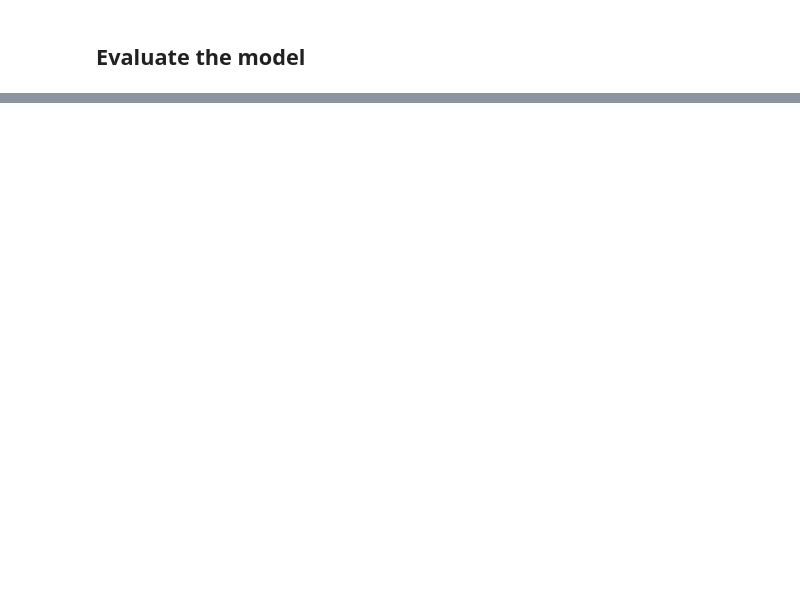
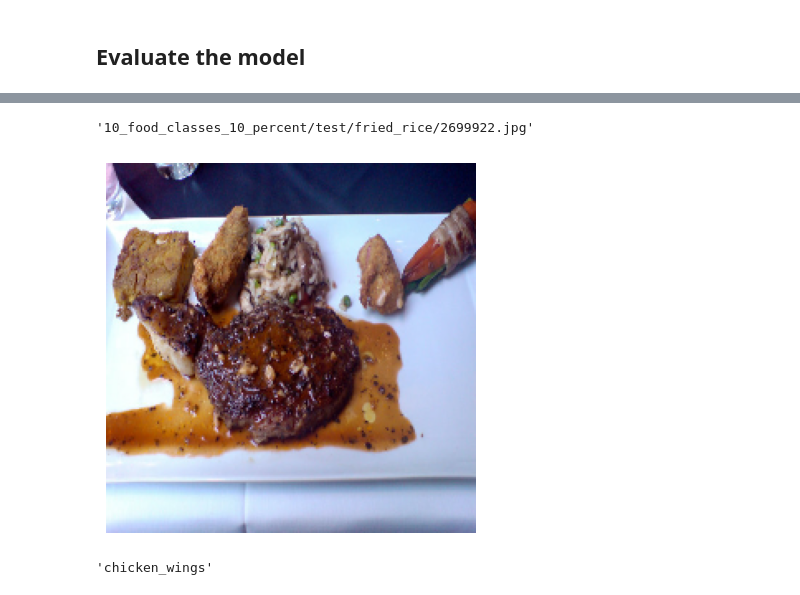
Before and after one commit to SedatParlak/tensorflow, a Jupyter notebook: 05_transfer_learning_fine_tuning_exercises.ipynb, the cells around one changed output, grey strips where cells are left out. Cells and saved outputs as stored; diff of their text form; code cells hidden in the pictures; blank space fills up the shorter version.

```diff
--- a/05_transfer_learning_fine_tuning_exercises.ipynb
+++ b/05_transfer_learning_fine_tuning_exercises.ipynb
@@ -270,0 +515,32 @@ plot_loss_curves(model_1_history)
+# %%
+# Create a random image from test data set
+def create_random_image():
+    target_class = random.choice(test_data.class_names)
+    target_dir = '10_food_classes_10_percent/test/' + target_class
+    random_image_path = target_dir + '/' + random.choice(os.listdir(target_dir))
+    return random_image_path
+# %%
+create_random_image()
+# %% [output]
+'10_food_classes_10_percent/test/fried_rice/2699922.jpg'
+# %%
+# Import image
+img_path = create_random_image()
+# Read in the image
+img_ = tf.io.read_file(img_path)
+# Decode the read file and into it tensor
+img_ = tf.image.decode_image(img_)
+# Resize the image
+img_ = tf.image.resize(img_, size=[224, 224])
+# img_ the img
+img_ = img_/255.
+plt.imshow(img_)
+# plt.title(f'Model prediction: {pred_class}')
+plt.axis(False)
+plt.show()
+# %% [output]
+[figure, added]
+# %%
+train_data.class_names[pred.argmax()]
+# %% [output]
+'chicken_wings'
```
Also changed, not shown: parts of 38 cells of this notebook.
